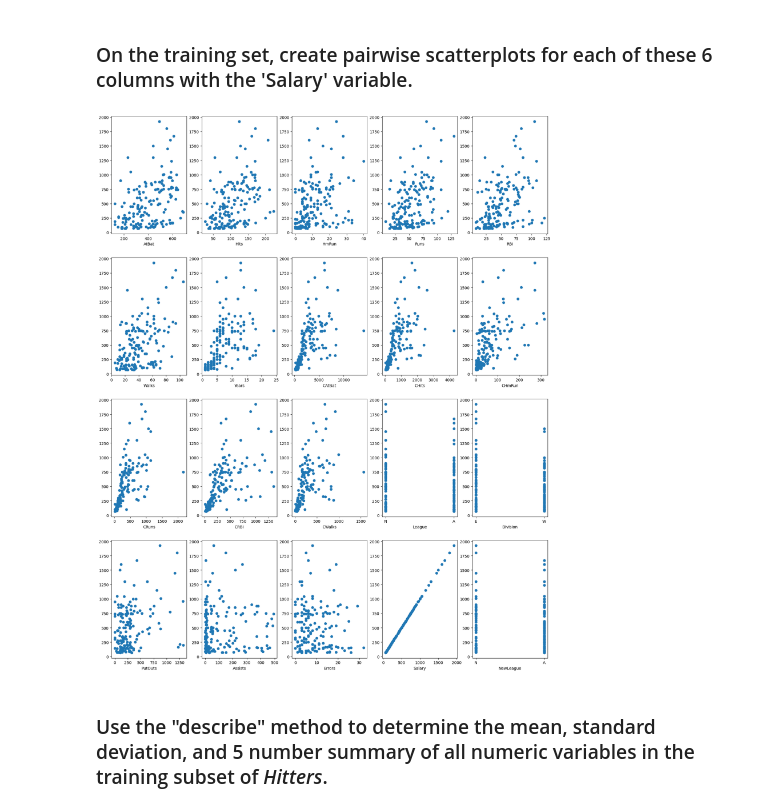
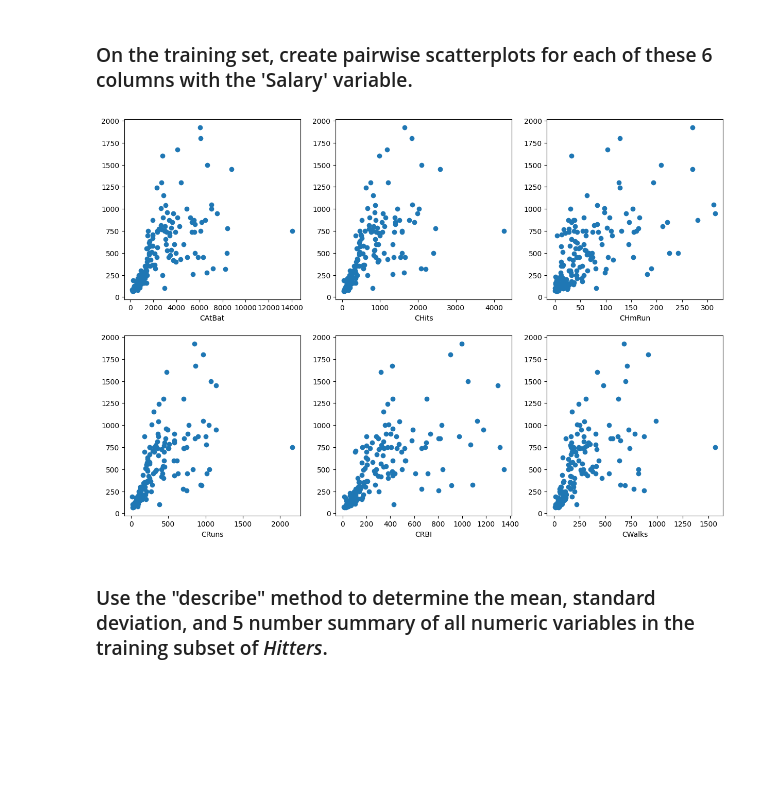
Before and after one commit to ehowells/code_2600, a Jupyter notebook: mod03_eda.ipynb, the cells around one changed output. Saved outputs shown, nothing was run; the diff lists cells and outputs as text; code cells hidden in the pictures; blank space fills up the shorter version.

```diff
--- a/mod03_eda.ipynb
+++ b/mod03_eda.ipynb
@@ -61,33 +61,31 @@ The columns starting with C span a player's career, while the related columns co
 # %% [markdown]
 ### On the training set, create pairwise scatterplots for each of these 6 columns with the 'Salary' variable.
 # %%
-nrows = 4
-ncols = 5
-figsize = (5*nrows, 5*ncols)
+subset = Train[['CAtBat', 'CHits', 'CHmRun', 'CRuns', 'CRBI', 'CWalks']]
 
-fig, axes = subplots(nrows=nrows,
-                     ncols=ncols,
-                     figsize=figsize)
+# Initialize the plots before drawing them
 
-# Assign a grid location to each index
-def range_to_grid(i, nrows, ncols):
+fig, axes = subplots(nrows=2,
+                     ncols=3,
+                     figsize=(15, 10))
+# Copy the helper function
+
+def range_to_grid(i,Ncol):
     x=[]
     y=[]
-    for n in range(nrows*ncols):
-        x.append(n // ncols)
-        y.append(n % ncols)
-        # print(n,x[n],y[n]) # for testing this function
+    for n in range(Ncol**2):
+        x.append(int(np.floor(n/Ncol)))
+        y.append(n % Ncol)
+        #print(n,x[n],y[n])
     return x[i],y[i]
 
 # Plot the variables
-for j in range(len(Hitters.columns)):
-    # print(range_to_grid(j,nrows,ncols)[0], range_to_grid(j,nrows,ncols)[1]) # testing
-    axes[range_to_grid(j,nrows,ncols)[0],
-         range_to_grid(j,nrows,ncols)[1]].plot(Train.iloc[:,j], Train['Salary'], 'o')
-    axes[range_to_grid(j,nrows,ncols)[0],
-         range_to_grid(j,nrows,ncols)[1]].set_xlabel(Train.columns[j])
+
+for j in range(len(subset.columns)):
+    axes[range_to_grid(j,3)[0],range_to_grid(j,3)[1]].plot(subset.iloc[:,j], Train['Salary'], 'o')
+    axes[range_to_grid(j,3)[0],range_to_grid(j,3)[1]].set_xlabel(subset.columns[j])
 # %% [output]
-[figure, old version]
+[figure, new version]
 # %% [markdown]
 ### Use the "describe" method to determine the mean, standard deviation, and 5 number summary of all numeric variables in the training subset of _Hitters_.
 # %%
```
